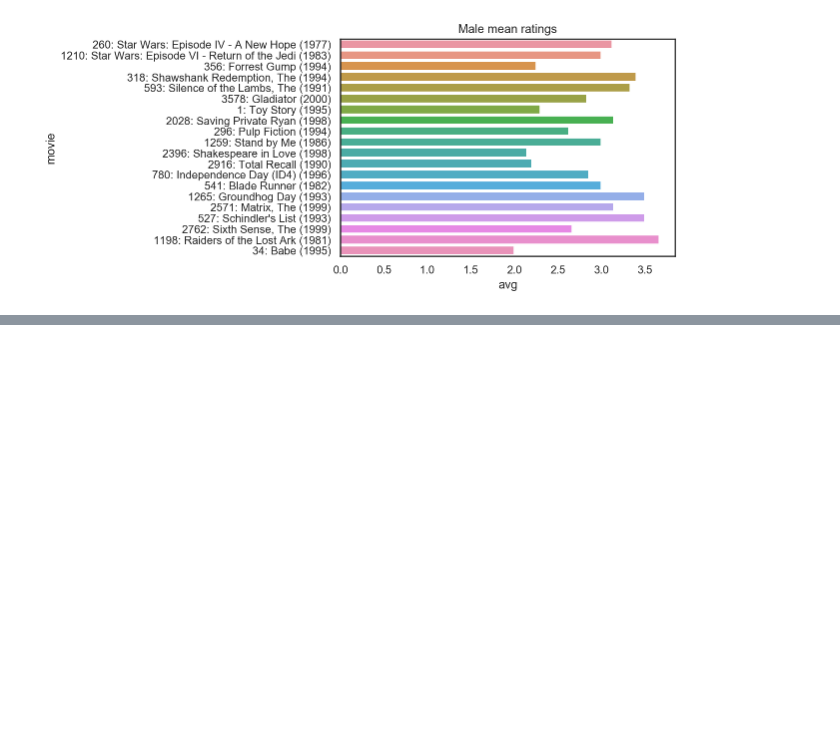
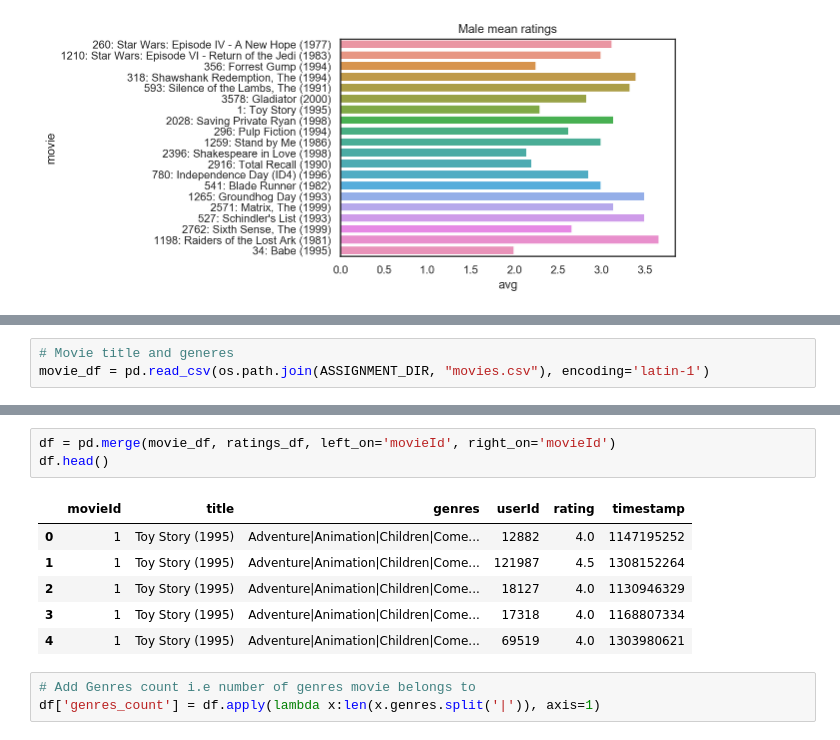
Before and after one commit to mhetrerajat/Introduction_to_Recommender_Systems, a Jupyter notebook: non_personalised.ipynb, the cells around one changed output, grey strips where cells are left out. Drawn from its saved outputs; the diff is of its cells as text; blank space fills up the shorter version.

```diff
--- a/non_personalised.ipynb
+++ b/non_personalised.ipynb
@@ -160,0 +168,3 @@ plt.show(fig)
+# %%
+# Movie title and generes
+movie_df = pd.read_csv(os.path.join(ASSIGNMENT_DIR, "movies.csv"), encoding='latin-1')
@@ -160,0 +225,13 @@ plt.show(fig)
+# %%
+df = pd.merge(movie_df, ratings_df, left_on='movieId', right_on='movieId')
+df.head()
+# %% [output]
+|  | movieId | title | genres | userId | rating | timestamp |
+| 0 | 1 | Toy Story (1995) | Adventure|Animation|Children|Come... | 12882 | 4.0 | 1147195252 |
+| 1 | 1 | Toy Story (1995) | Adventure|Animation|Children|Come... | 121987 | 4.5 | 1308152264 |
+| 2 | 1 | Toy Story (1995) | Adventure|Animation|Children|Come... | 18127 | 4.0 | 1130946329 |
+| 3 | 1 | Toy Story (1995) | Adventure|Animation|Children|Come... | 17318 | 4.0 | 1168807334 |
+| 4 | 1 | Toy Story (1995) | Adventure|Animation|Children|Come... | 69519 | 4.0 | 1303980621 |
+# %%
+# Add Genres count i.e number of genres movie belongs to
+df['genres_count'] = df.apply(lambda x:len(x.genres.split('|')), axis=1)
```
Also changed, not shown: parts of 22 cells of this notebook, 4 other files.
